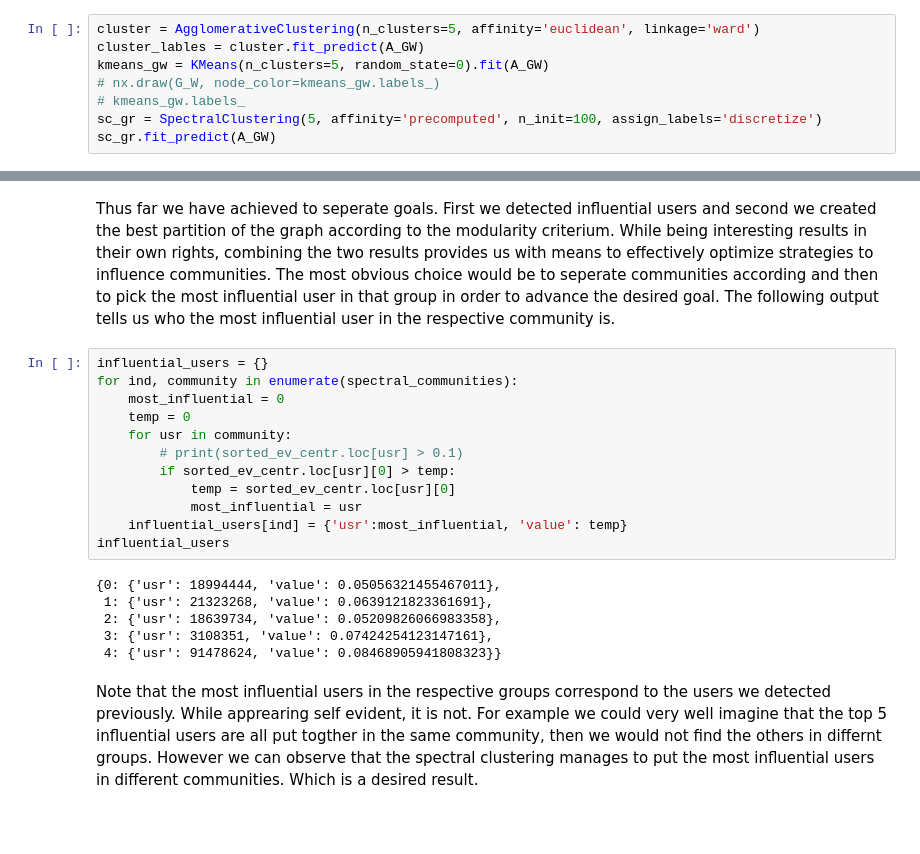
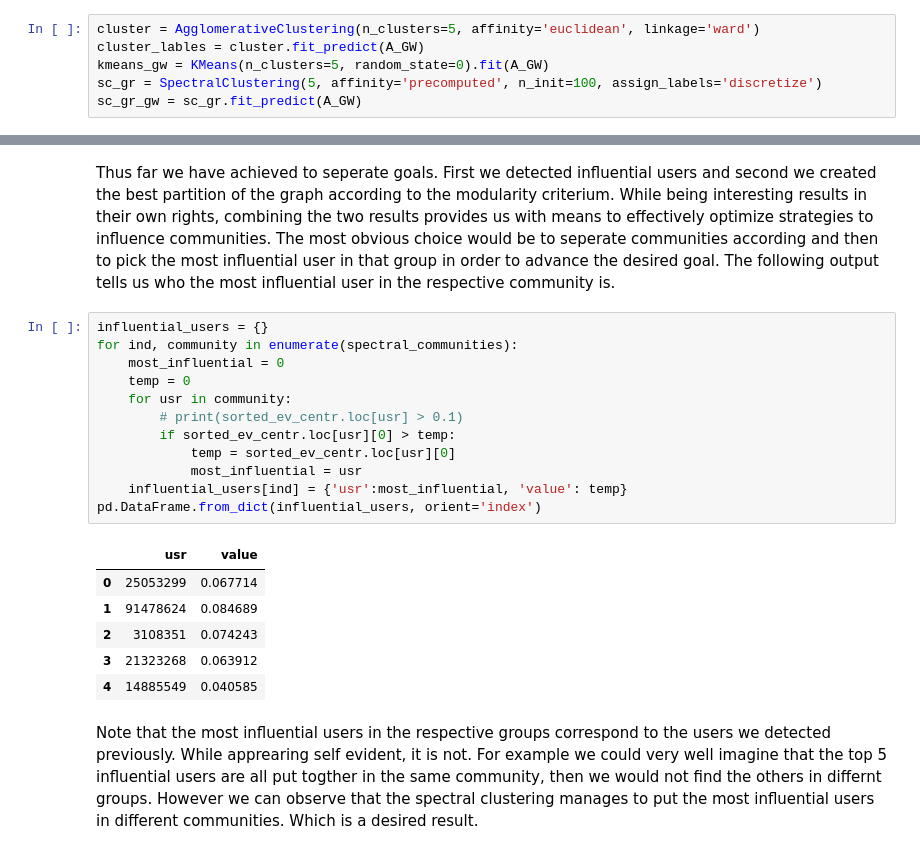
Before and after one commit to Vgrunert/Data-Science-Projects, a Jupyter notebook: Graph_Theory/graph.ipynb, the cells around one changed output, grey strips where cells are left out. Cells and saved outputs as stored; diff of their text form; blank space fills up the shorter version.

```diff
--- a/Graph_Theory/graph.ipynb
+++ b/Graph_Theory/graph.ipynb
@@ -711,10 +670,8 @@ Model estimation:
 cluster = AgglomerativeClustering(n_clusters=5, affinity='euclidean', linkage='ward')
 cluster_lables = cluster.fit_predict(A_GW)
 kmeans_gw = KMeans(n_clusters=5, random_state=0).fit(A_GW)
-# nx.draw(G_W, node_color=kmeans_gw.labels_)
-# kmeans_gw.labels_
 sc_gr = SpectralClustering(5, affinity='precomputed', n_init=100, assign_labels='discretize')
-sc_gr.fit_predict(A_GW)
+sc_gr_gw = sc_gr.fit_predict(A_GW)
 # %% [markdown]
 Store communities for model selection:
 # %%
@@ -741,21 +698,22 @@ Thus far we have achieved to seperate goals. First we detected influential users
 # %%
 influential_users = {}
 for ind, community in enumerate(spectral_communities):
     most_influential = 0
     temp = 0
     for usr in community:
         # print(sorted_ev_centr.loc[usr] > 0.1)
         if sorted_ev_centr.loc[usr][0] > temp:
             temp = sorted_ev_centr.loc[usr][0]
             most_influential = usr
     influential_users[ind] = {'usr':most_influential, 'value': temp}
-influential_users
+pd.DataFrame.from_dict(influential_users, orient='index')
 # %% [output]
-{0: {'usr': 18994444, 'value': 0.05056321455467011},
- 1: {'usr': 21323268, 'value': 0.0639121823361691},
- 2: {'usr': 18639734, 'value': 0.05209826066983358},
- 3: {'usr': 3108351, 'value': 0.07424254123147161},
- 4: {'usr': 91478624, 'value': 0.08468905941808323}}
+|  | usr | value |
+| 0 | 25053299 | 0.067714 |
+| 1 | 91478624 | 0.084689 |
+| 2 | 3108351 | 0.074243 |
+| 3 | 21323268 | 0.063912 |
+| 4 | 14885549 | 0.040585 |
 # %% [markdown]
 Note that the most influential users in the respective groups correspond to the users we detected previously. While apprearing self evident, it is not. For example we could very well imagine that the top 5 influential users are all put togther in the same community, then we would not find the others in differnt groups. However we can observe that the spectral clustering manages to put the most influential users in different communities. Which is a desired result.
 # %% [markdown]
```
Also changed, not shown: parts of 40 cells of this notebook.
